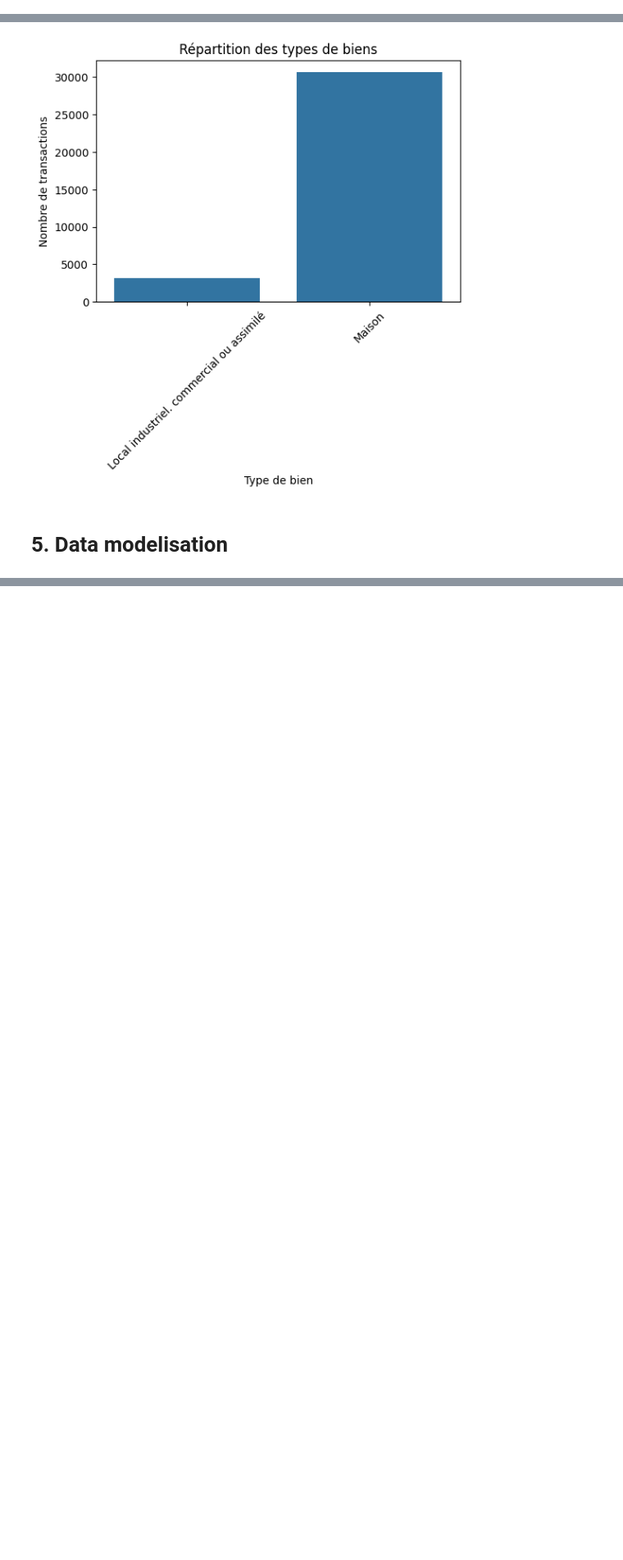
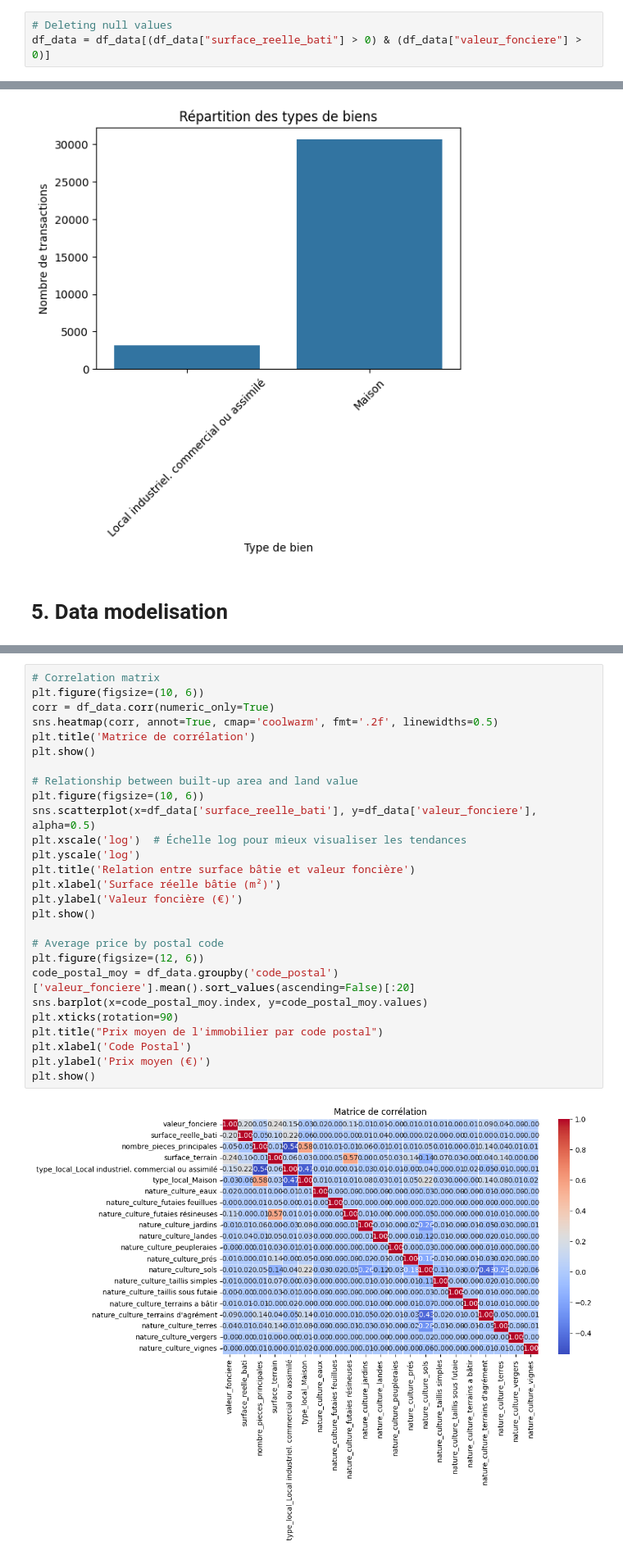
Before and after one commit to Kevin-Ferraretto-Cours/2025-python-Machine_Learning, a Jupyter notebook: src/Immobiliers.ipynb, the cells around one changed output, grey strips where cells are left out. Shown at 82% size. Cells and saved outputs as stored; diff of their text form; blank space fills up the shorter version.

```diff
--- a/src/Immobiliers.ipynb
+++ b/src/Immobiliers.ipynb
@@ -159,2 +162,5 @@ df_data.head(10)
+# %%
+# Deleting null values
+df_data = df_data[(df_data["surface_reelle_bati"] > 0) & (df_data["valeur_fonciere"] > 0)]
 # %%
 # Display dataset information after cleaning and transformation
@@ -313,0 +355,29 @@ type_local_Local industriel. commercial ou assimilé: 0.0083
+# %%
+# Correlation matrix
+plt.figure(figsize=(10, 6))
+corr = df_data.corr(numeric_only=True)
+sns.heatmap(corr, annot=True, cmap='coolwarm', fmt='.2f', linewidths=0.5)
+plt.title('Matrice de corrélation')
+plt.show()
+
+# Relationship between built-up area and land value
+plt.figure(figsize=(10, 6))
+sns.scatterplot(x=df_data['surface_reelle_bati'], y=df_data['valeur_fonciere'], alpha=0.5)
+plt.xscale('log')  # Échelle log pour mieux visualiser les tendances
+plt.yscale('log')
+plt.title('Relation entre surface bâtie et valeur foncière')
+plt.xlabel('Surface réelle bâtie (m²)')
+plt.ylabel('Valeur foncière (€)')
+plt.show()
+
+# Average price by postal code
+plt.figure(figsize=(12, 6))
+code_postal_moy = df_data.groupby('code_postal')['valeur_fonciere'].mean().sort_values(ascending=False)[:20]
+sns.barplot(x=code_postal_moy.index, y=code_postal_moy.values)
+plt.xticks(rotation=90)
+plt.title("Prix moyen de l'immobilier par code postal")
+plt.xlabel('Code Postal')
+plt.ylabel('Prix moyen (€)')
+plt.show()
+# %% [output]
+[figure, added]
```
Also changed, not shown: parts of 20 cells of this notebook.
